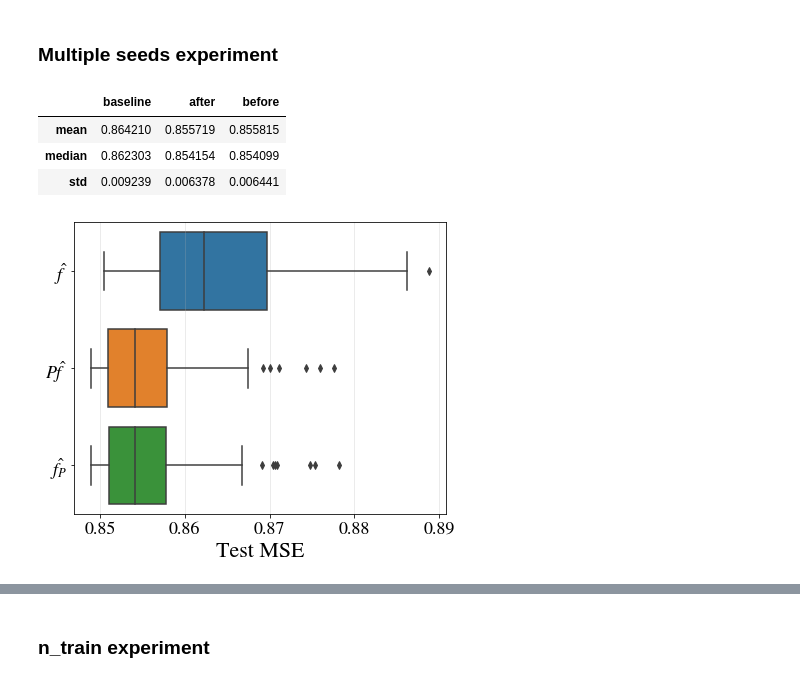
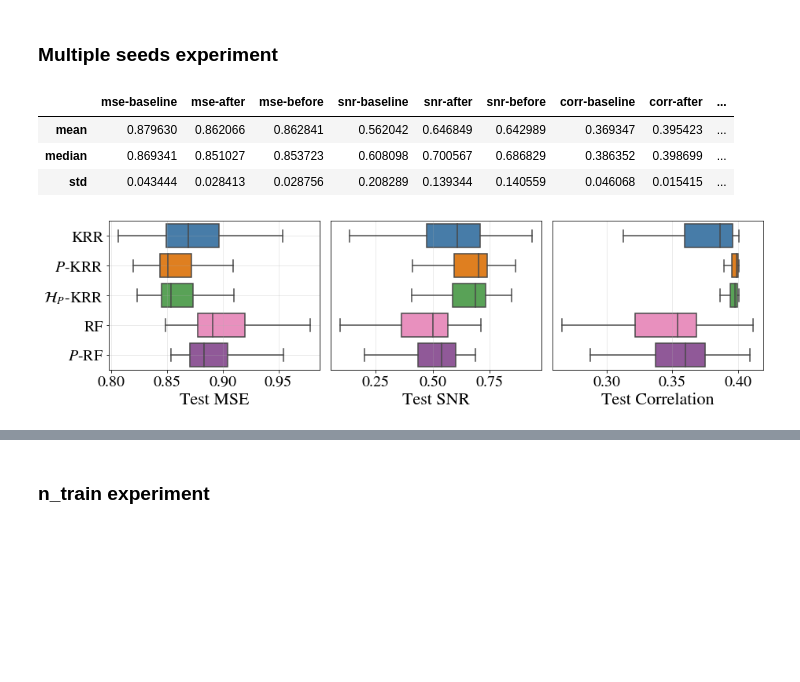
Before and after one commit to shahineb/collider-regression, a Jupyter notebook: notebooks/FaIR-experiment-score-analysis.ipynb, the cells around one changed output, grey strips where cells are left out. Drawn from its saved outputs; the diff is of its cells as text; code cells hidden in the pictures; blank space fills up the shorter version.

```diff
--- a/notebooks/FaIR-experiment-score-analysis.ipynb
+++ b/notebooks/FaIR-experiment-score-analysis.ipynb
@@ -28,21 +48,50 @@ scores_df = pd.DataFrame(scores)
 # %%
+# scores_df.columns = ['KRR', r'$P$-KRR', r'$\mathcal{H}_P$-KRR', 'RF', r'$P$-RF']
 scores_df.aggregate(['mean', 'median', 'std'])
+
+mse_scores_df = scores_df[['mse-baseline', 'mse-after', 'mse-before', 'RF-mse-baseline', 'RF-mse-after']]
+mse_scores_df.columns = ['KRR', r'$P$-KRR', r'$\mathcal{H}_P$-KRR', 'RF', r'$P$-RF']
+
+snr_scores_df = scores_df[['snr-baseline', 'snr-after', 'snr-before', 'RF-snr-baseline', 'RF-snr-after']]
+snr_scores_df.columns = ['KRR', r'$P$-KRR', r'$\mathcal{H}_P$-KRR', 'RF', r'$P$-RF']
+
+corr_scores_df = scores_df[['corr-baseline', 'corr-after', 'corr-before', 'RF-corr-baseline', 'RF-corr-after']]
+corr_scores_df.columns = ['KRR', r'$P$-KRR', r'$\mathcal{H}_P$-KRR', 'RF', r'$P$-RF']
+
+scores_df.aggregate(['mean', 'median', 'std'])
 # %% [output]
-|  | baseline | after | before |
-| mean | 0.864210 | 0.855719 | 0.855815 |
-| median | 0.862303 | 0.854154 | 0.854099 |
-| std | 0.009239 | 0.006378 | 0.006441 |
+|  | mse-baseline | mse-after | mse-before | snr-baseline | snr-after | snr-before | corr-baseline | corr-after | ... |
+| mean | 0.879630 | 0.862066 | 0.862841 | 0.562042 | 0.646849 | 0.642989 | 0.369347 | 0.395423 | ... |
+| median | 0.869341 | 0.851027 | 0.853723 | 0.608098 | 0.700567 | 0.686829 | 0.386352 | 0.398699 | ... |
+| std | 0.043444 | 0.028413 | 0.028756 | 0.208289 | 0.139344 | 0.140559 | 0.046068 | 0.015415 | ... |
 # %%
-fig, ax = plt.subplots(1, 1, figsize=(6, 5))
-ax.grid(alpha=0.3)
-sns.boxplot(data=scores_df, orient='h', ax=ax)
+fig, ax = plt.subplots(1, 3, figsize=(13, 3.6))
 
-ax.set_xlabel("Test MSE", fontsize=22)
-ax.set_yticklabels([r'$\hatf$', r'$P\hatf$', r'$\hat{f_P}$'])
-ax.set_yticklabels([r'$\hatf$', r'$P\hatf$', r'$\hat{f_P}$'])
-ax.tick_params(labelsize=18)
+CB_color_cycle = ['#377eb8', '#ff7f00', '#4daf4a',
+                  '#f781bf', '#984ea3', '#a65628',
+                  '#999999', '#e41a1c', '#dede00']
+matplotlib.rcParams['axes.prop_cycle'] = matplotlib.cycler(color=CB_color_cycle)
+
+sns.boxplot(data=mse_scores_df, orient='h', showfliers=False, ax=ax[0])
+ax[0].set_xlabel("Test MSE", fontsize=22)
+ax[0].set_yticklabels(['KRR', r'$P$-KRR', r'$\mathcal{H}_P$-KRR', 'RF', r'$P$-RF'])
+ax[0].tick_params(labelsize=20)
+ax[0].grid(alpha=0.3)
+
+sns.boxplot(data=snr_scores_df, orient='h', showfliers=False, ax=ax[1])
+ax[1].set_xlabel("Test SNR", fontsize=22)
+ax[1].tick_params(labelsize=20)
+ax[1].get_yaxis().set_visible(False)
+ax[1].grid(alpha=0.3)
+
+sns.boxplot(data=corr_scores_df, orient='h', showfliers=False, ax=ax[2])
+ax[2].set_xlabel("Test Correlation", fontsize=22)
+ax[2].get_yaxis().set_visible(False)
+ax[2].tick_params(labelsize=20)
+ax[2].grid(alpha=0.3)
 
 plt.tight_layout()
+plt.savefig('FaIR-results.png', dpi=300)
 plt.show()
 # %% [output]
-[figure, old version]
+[figure, new version]
```
Also changed, not shown: parts of 16 cells of this notebook, 17 other files.
